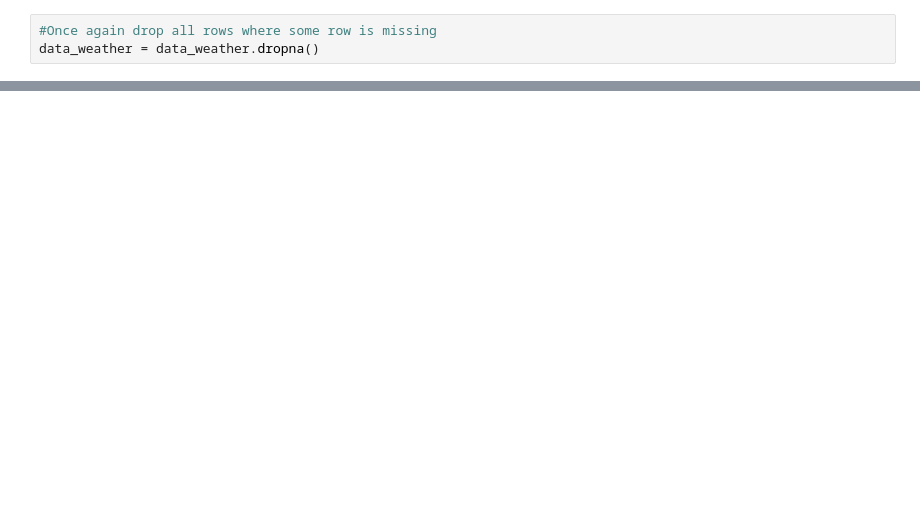
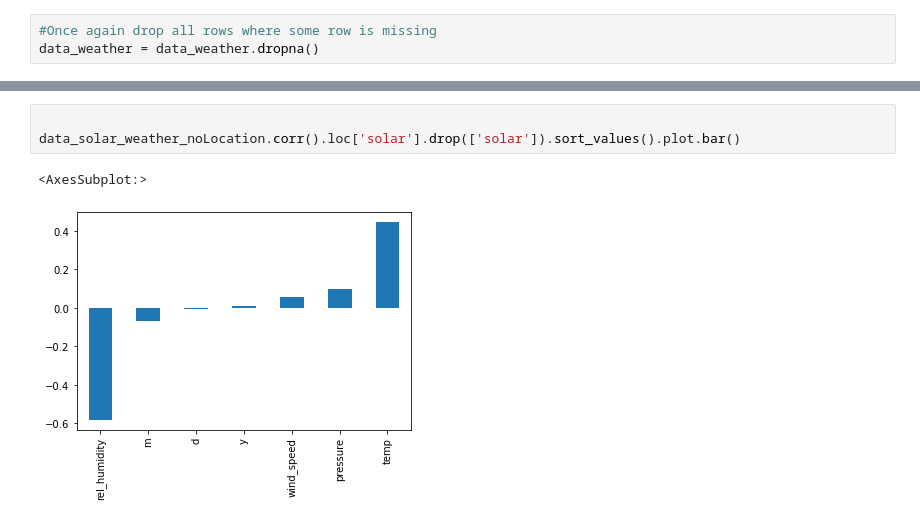
Before and after one commit to heigoers/solarpower_ml, a Jupyter notebook: dataExploration.ipynb, the cells around one changed output, grey strips where cells are left out. Cells and saved outputs as stored; diff of their text form; blank space fills up the shorter version.

```diff
--- a/dataExploration.ipynb
+++ b/dataExploration.ipynb
@@ -315,0 +186,6 @@ data_solar_weather.dropna()
+# %%
+
+data_solar_weather_noLocation.corr().loc['solar'].drop(['solar']).sort_values().plot.bar()
+# %% [output]
+<AxesSubplot:>
+[figure, added]
```
Also changed, not shown: parts of 32 cells of this notebook.
